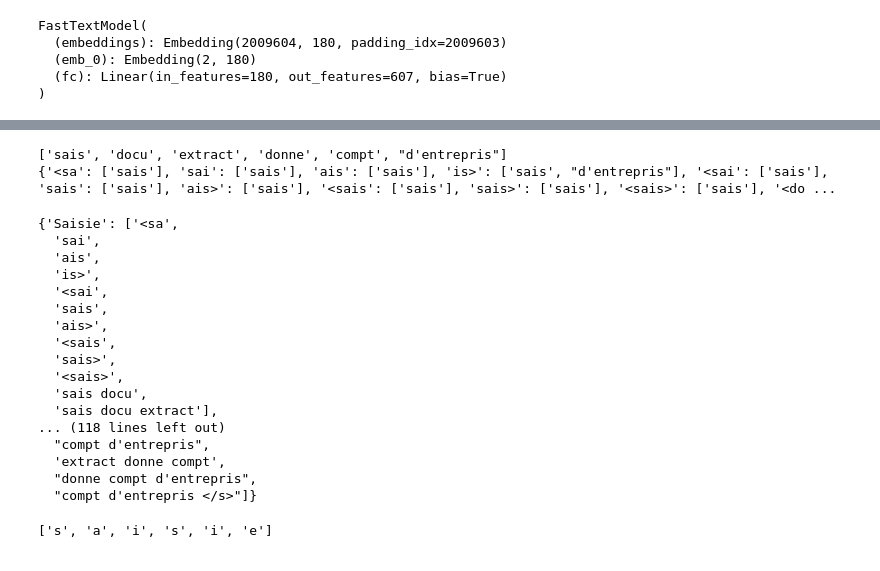
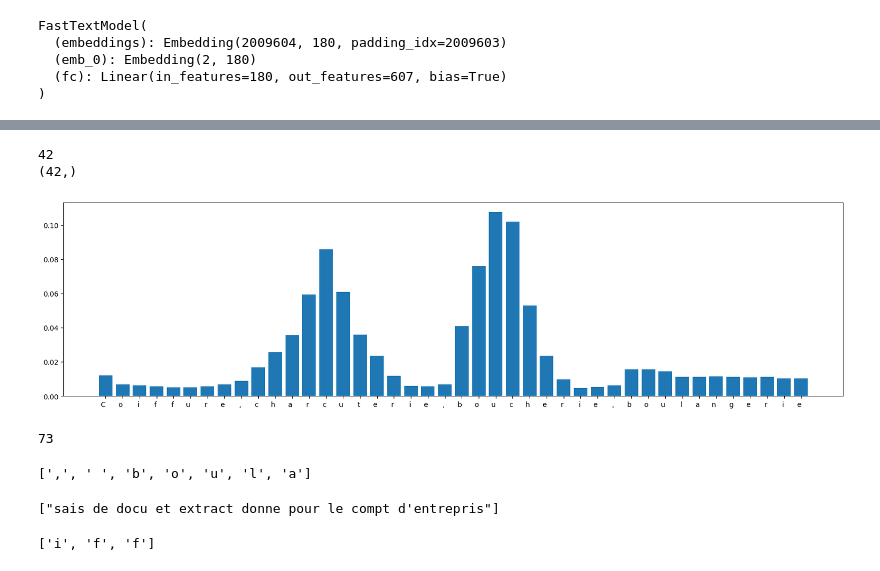
Before and after one commit to InseeFrLab/torch-fastText, a Jupyter notebook: src/experiments.ipynb, the cells around one changed output, grey strips where cells are left out. Cells and saved outputs as stored; diff of their text form; code cells hidden in the pictures.

```diff
--- a/src/experiments.ipynb
+++ b/src/experiments.ipynb
@@ -76,26 +73,41 @@ explainability.explainability_viz.visualize_word_scores(all_scores, text, pred)
-# %%
-model.predict_and_explain_continuous(text, params)
-# %% [output]
-['sais', 'docu', 'extract', 'donne', 'compt', "d'entrepris"]
-{'<sa': ['sais'], 'sai': ['sais'], 'ais': ['sais'], 'is>': ['sais', "d'entrepris"], '<sai': ['sais'], 'sais': ['sais'], 'ais>': ['sais'], '<sais': ['sais'], 'sais>': ['sais'], '<sais>': ['sais'], '<do ...
-{'Saisie': ['<sa',
-  'sai',
-  'ais',
-  'is>',
-  '<sai',
-  'sais',
-  'ais>',
-  '<sais',
-  'sais>',
-  '<sais>',
-  'sais docu',
-  'sais docu extract'],
-... (118 lines left out)
-  "compt d'entrepris",
-  'extract donne compt',
-  "donne compt d'entrepris",
-  "compt d'entrepris </s>"]}
-# %%
-list('saisie')
-# %% [output]
-['s', 'a', 'i', 's', 'i', 'e']
+# %%
+from matplotlib import pyplot as plt
+all_letters =  [list(word) for word in text][0]
+all_letters = list(filter(lambda x: x != " ", all_letters))
+print(len(all_letters))
+scores = softmax(model.predict_and_explain_continuous(text, params))
+print(scores.shape)
+plt.figure(figsize=(20, 5))
+plt.bar(range(len(scores)), scores)
+plt.xticks(range(len(all_letters)), all_letters, rotation=0, ha="right", fontsize=10)
+plt.show()
+# %% [output]
+42
+(42,)
+[figure, added]
+# %%
+len( [list(word) for word in text][0])
+# %% [output]
+73
+# %%
+toto = [list(word) for word in text][0][19:26]
+toto
+# %% [output]
+[',', ' ', 'b', 'o', 'u', 'l', 'a']
+# %%
+from config.preprocess import clean_text_input
+
+clean_text_input(text)
+# %% [output]
+["sais de docu et extract donne pour le compt d'entrepris"]
+# %%
+tok = 'iff'
+word = 'coiffure,'
+letters = list(word)
+from difflib import SequenceMatcher
+sm = SequenceMatcher(None, word, tok)
+a, _, size = sm.find_longest_match()
+
+letters[a:a+size]
+# %% [output]
+['i', 'f', 'f']
```
Also changed, not shown: parts of 1 cell of this notebook, 4 other files.
